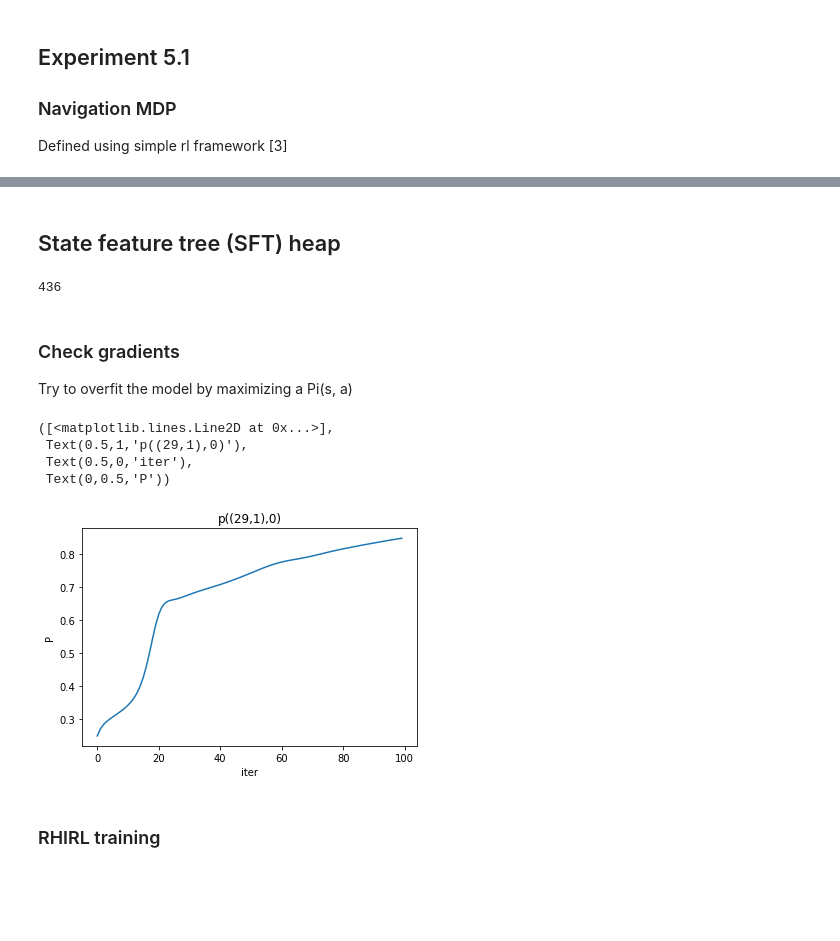
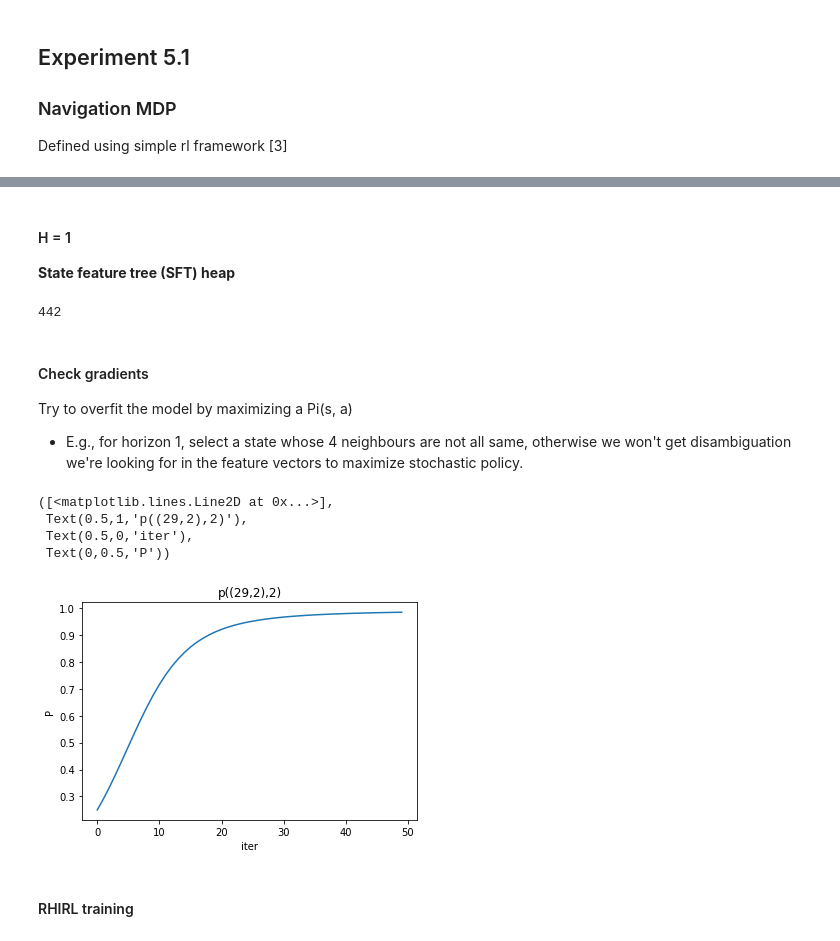
Before and after one commit to yrevar/inverse_rl, a Jupyter notebook: irl/rhirl/RHIRL_Navigation_Experiment.ipynb, the cells around one changed output, grey strips where cells are left out. Cells and saved outputs as stored; diff of their text form; code cells hidden in the pictures; blank space fills up the shorter version.

```diff
--- a/irl/rhirl/RHIRL_Navigation_Experiment.ipynb
+++ b/irl/rhirl/RHIRL_Navigation_Experiment.ipynb
@@ -83,9 +86,9 @@ for row in range(nvmdp.height):
 Set of trajectories D = $\{\tau_0, \tau_1, ..., \tau_N\}$  where  $\tau = [(s_0,a_0), (s_1,a_1), ..., (s_T,a_T)]$
 # %%
 np.random.seed(0)
-N_tau = 4 #nvmdp.num_empty_states
+N_tau = 4
 D_traj_states, D_traj_actions = nvmdp.sample_data(n_trajectory=N_tau,
-                                                    init_states=[GridWorldState(29,1), GridWorldState(1,30), GridWorldState(1,1), GridWorldState(30,28)], #GridWorldState(1,7)],
+                                                    init_states=[GridWorldState(29,1), GridWorldState(1,30), GridWorldState(2,1), GridWorldState(30,28)], #GridWorldState(1,7)],
                                                     init_repetition=False,
                                                     policy=value_iter.policy)
 plt.figure(figsize=(20,14))
@@ -100,10 +103,10 @@ nvmdp.visualize_grid(v_objective_map, trajectories=None,
 # %% [markdown]
-## State feature tree (SFT) heap
+#### H = 1
+**State feature tree (SFT) heap**
 # %%
 gamma = 0.99
 nA = len(nvmdp.actions)
-H = 6
-
+H = 1
 # phi = nvmdp.feature_short_at_state
 # phi_loc = nvmdp.feature_short_at_loc
 phi = nvmdp.feature_long_at_state
@@ -117,4 +120,4 @@ SFT_training, heap_size = get_training_data(D_traj_states, phi, transition_fn, a
 g1, saver = build_rhirl_graph(heap_size, nA, phi_s_dim, gamma, H)
 len(g1.get_operations())
 # %% [output]
-436
+442
@@ -132,39 +126,41 @@ SFT_full = compute_full_SFT(nvmdp, nA, phi, H)
 # %% [markdown]
-### Check gradients
+#### Check gradients
 Try to overfit the model by maximizing a Pi(s, a)
+
+- E.g., for horizon 1, select a state whose 4 neighbours are not all same, otherwise we won't get disambiguation we're looking for in the feature vectors to maximize stochastic policy.
 # %%
-t_idx, s_idx = 0, 0
+t_idx, s_idx = 0, 1
 s, a = D_traj_states[t_idx][s_idx], D_traj_actions[t_idx][s_idx]
 w_init = np.zeros((phi_s_dim, 1)).astype(np.float32) # Babes 2014 suggest to initialize w with 0s
 # np.random.uniform(0, 0.1, (phi_s_dim, 1)).astype(np.float32)
 compute_V_init = lambda heap_fetures, w: np.zeros(heap_size, dtype=np.float32) #lambda heap_fetures, w: heap_fetures.dot(w).squeeze()
 
 with tf.Session(graph=g1) as sess:
 
     sess.run(tf.global_variables_initializer(), feed_dict={"w_init:0": w_init})
     writer = tf.summary.FileWriter('/var/tmp/rhirl/graphs', sess.graph)
     feed_dict = {"state_feature_tree:0": SFT_training[s],
                  "action_idx:0": a,
                  "learning_rate:0": 0.1,
                  "pi_init:0": np.zeros((heap_size, nA), np.float32),
                  "v_init:0": compute_V_init(SFT_training[s][0], w_init)}
 
     p_vals = []
-    for i in range(100):
-        pi, v, w, grad, ugrad = sess.run(fetches=["pi_out:0", "v_out:0", "w_r:0", "grad_w_r:0", "update_w_r"], feed_dict=feed_dict)
-        #print(v_stack[-1], v)
+    for i in range(50):
+        pi, v, _, w, grad, ugrad = sess.run(fetches=["pi_out:0", "v_out:0", "v_out_stack:0", "w_r:0", "grad_w_r:0", "update_w_r"], feed_dict=feed_dict)
+        #print("Step: ", i, " Pi:", pi[0], "\n V:", v[0])
         feed_dict["v_init:0"] = compute_V_init(SFT_training[s][0], w)
         p_vals.append(pi[0, a])
 
 writer.close()
 plt.plot(p_vals), plt.title("p(({},{}),{})".format(s.x, s.y, a)), plt.xlabel("iter"), plt.ylabel("P")
 # %% [output]
 ([<matplotlib.lines.Line2D at 0x...>],
- Text(0.5,1,'p((29,1),0)'),
+ Text(0.5,1,'p((29,2),2)'),
  Text(0.5,0,'iter'),
  Text(0,0.5,'P'))
-[figure, old version]
+[figure, new version]
 # %% [markdown]
-### RHIRL training
+#### RHIRL training
 # %%
 p_vals, w, time_state, time_epoch, time_total, _ = rhirl_train(SFT_training, phi_s_dim, heap_size, nA, D_traj_states,
```
Also changed, not shown: parts of 28 cells of this notebook, 2 other files.
